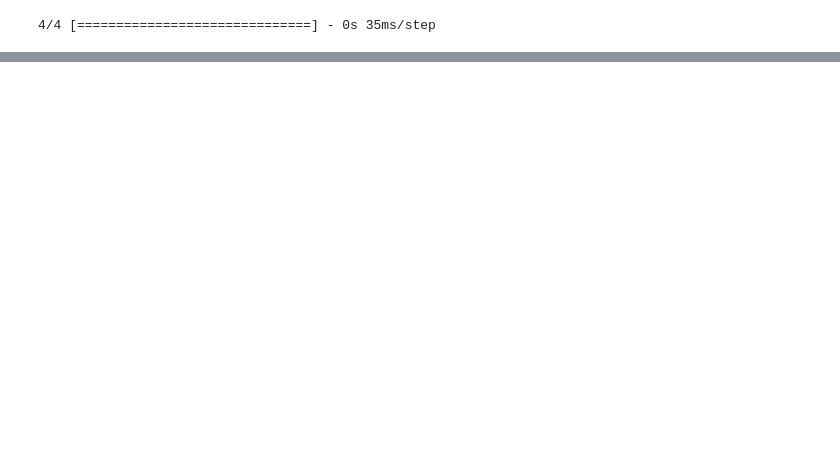
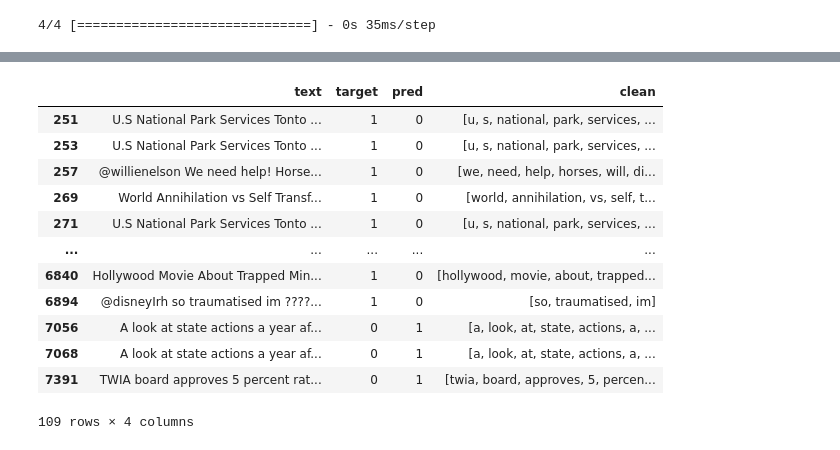
Before and after one commit to mariaCelesteCingolani/7506TP2, a Jupyter notebook: 9. Perceptron Multilayer/9_PerceptronMultilayer.ipynb, the cells around one changed output, grey strips where cells are left out. Cells and saved outputs as stored; diff of their text form; code cells hidden in the pictures; blank space fills up the shorter version.

```diff
--- a/9. Perceptron Multilayer/9_PerceptronMultilayer.ipynb
+++ b/9. Perceptron Multilayer/9_PerceptronMultilayer.ipynb
@@ -356,0 +542,3 @@ submission.to_csv("submission3.csv", index=False)
+# %%
+pred_y = model3.predict_classes(train_X, batch_size=1024, verbose=1)
+print("Report: \n{}".format(classification_report(train_y, pred_y)))
@@ -356,0 +569,24 @@ submission.to_csv("submission3.csv", index=False)
+# %%
+pd.set_option('display.max_colwidth', -1)
+
+df = pd.DataFrame(x_train_original)
+
+df['target']= train_y
+df['pred'] = pred_y
+df['clean'] = tweets_list_train
+df.index= range(0,7613)
+df.loc[df['pred']!=df['target'],:]
+# %% [output]
+|  | text | target | pred | clean |
+| 251 | U.S National Park Services Tonto ... | 1 | 0 | [u, s, national, park, services, ... |
+| 253 | U.S National Park Services Tonto ... | 1 | 0 | [u, s, national, park, services, ... |
+| 257 | @willienelson We need help! Horse... | 1 | 0 | [we, need, help, horses, will, di... |
+| 269 | World Annihilation vs Self Transf... | 1 | 0 | [world, annihilation, vs, self, t... |
+| 271 | U.S National Park Services Tonto ... | 1 | 0 | [u, s, national, park, services, ... |
+| ... | ... | ... | ... | ... |
+| 6840 | Hollywood Movie About Trapped Min... | 1 | 0 | [hollywood, movie, about, trapped... |
+| 6894 | @disneyIrh so traumatised im ????... | 1 | 0 | [so, traumatised, im] |
+| 7056 | A look at state actions a year af... | 0 | 1 | [a, look, at, state, actions, a, ... |
+| 7068 | A look at state actions a year af... | 0 | 1 | [a, look, at, state, actions, a, ... |
+| 7391 | TWIA board approves 5 percent rat... | 0 | 1 | [twia, board, approves, 5, percen... |
+109 rows × 4 columns
```
Also changed, not shown: parts of 27 cells of this notebook, 4 other files.
